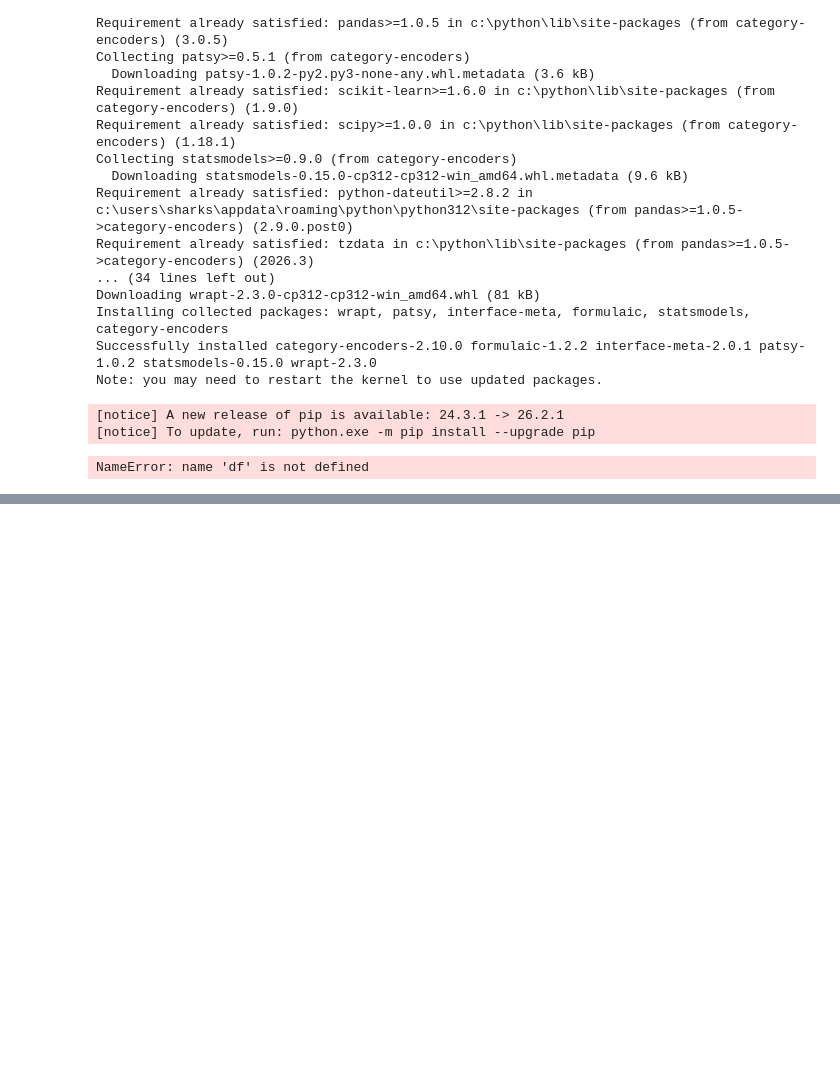
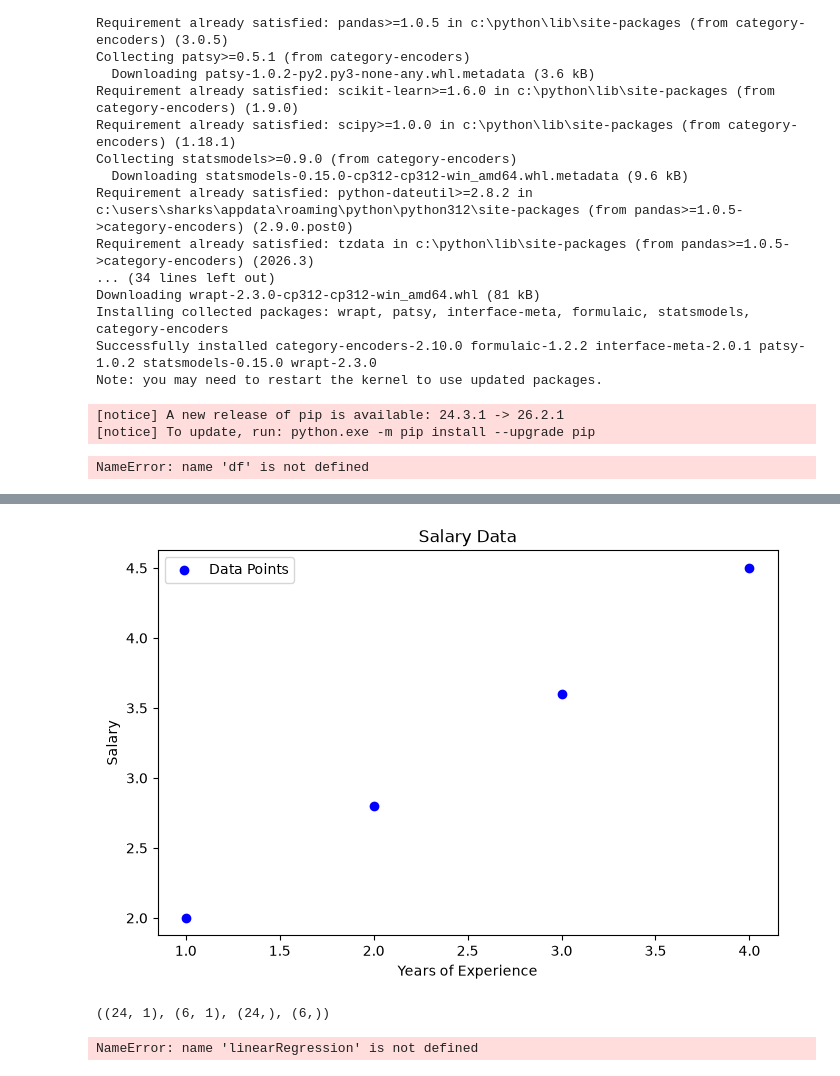
Before and after one commit to Maha-123-dot/Ai_diploma_master, a Jupyter notebook: DA/preprocessing.ipynb, the cells around one changed output, grey strips where cells are left out. Saved outputs shown, nothing was run; the diff lists cells and outputs as text; code cells hidden in the pictures; blank space fills up the shorter version.

```diff
--- a/DA/preprocessing.ipynb
+++ b/DA/preprocessing.ipynb
@@ -495,0 +659,10 @@ NameError: name 'df' is not defined
+# %%
+plt.figure(figsize=(8, 5))
+plt.scatter(x, y, color='blue', label='Data Points')
+plt.xlabel('Years of Experience')
+plt.ylabel('Salary')
+plt.title('Salary Data')
+plt.legend()
+plt.show()
+# %% [output]
+[figure, added]
@@ -495,0 +672,11 @@ NameError: name 'df' is not defined
+# %%
+from sklearn.model_selection import train_test_split
+x_train, x_test, y_train, y_test = train_test_split(x, y, test_size=0.2, random_state=0, shuffle=True)
+x_train.shape,x_test.shape,y_train.shape,y_test.shape
+# %% [output]
+((24, 1), (6, 1), (24,), (6,))
+# %%
+linear_reg = LinearRegression()
+linear_reg.fit(x_train,y_train)
+# %% [output]
+NameError: name 'linearRegression' is not defined
```
Also changed, not shown: parts of 18 cells of this notebook, 5 other files.
